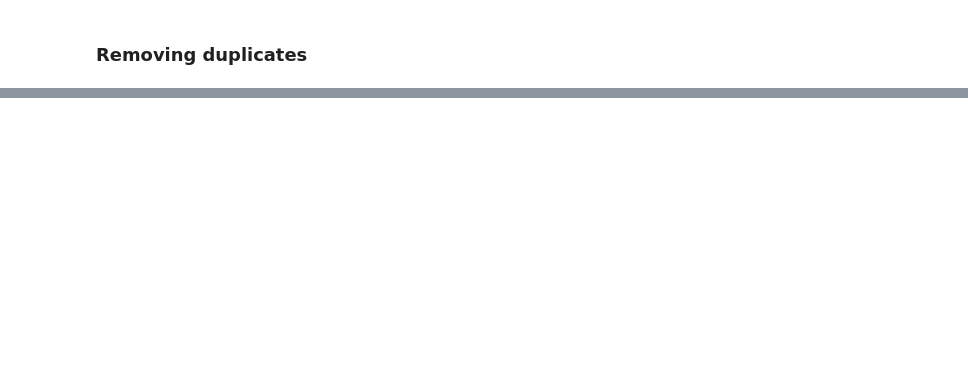
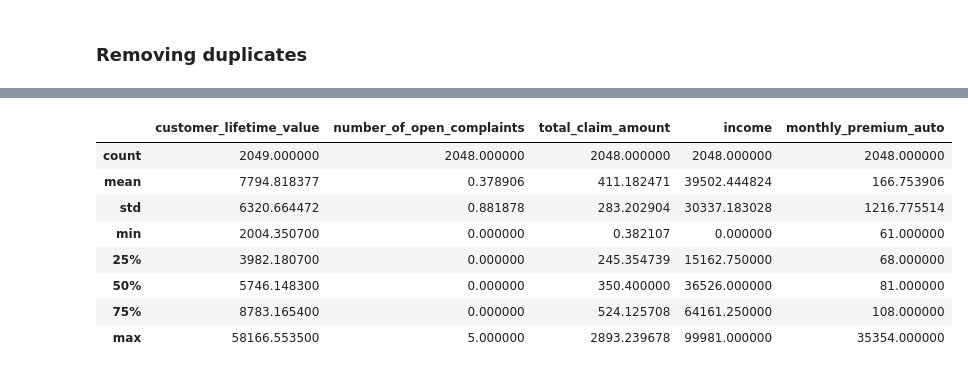
Before and after one commit to CarlosMAD10/IronCarlos, a Jupyter notebook: PandasCustomerAnalysis/LAB Customer Analysis.ipynb, the cells around one changed output, grey strips where cells are left out. Drawn from its saved outputs; the diff is of its cells as text; code cells hidden in the pictures; blank space fills up the shorter version.

```diff
--- a/PandasCustomerAnalysis/LAB Customer Analysis.ipynb
+++ b/PandasCustomerAnalysis/LAB Customer Analysis.ipynb
@@ -335,0 +273,11 @@ df_final
+# %%
+#Function to map the states to their region
+def region(x):
+    if x != x:
+        return x
+    else:
+        dic = {"CA":"West Region", "OR": "North West", "WA": "East", "AZ": "Central", "NV": "Central"}
+        return dic[x]
+
+df["region"] = df["region"].apply(region)
+df["region"].unique()
@@ -335,0 +310,5 @@ df_final
+# %%
+#We put U in all the gender columns that are not defined:
+print("Gender column before filling:\n",df["gender"].value_counts())
+df["gender"] = df["gender"].fillna(value="U")
+print("Gender column with NaN filled:\n ", df["gender"].value_counts())
@@ -335,0 +325,6 @@ df_final
+# %%
+#Now we fill the customer_lifetime_value with the mean of that column:
+mean_lifetime_value = df["customer_lifetime_value"].mean()
+print(df["customer_lifetime_value"].describe())
+df["customer_lifetime_value"] = df["customer_lifetime_value"].fillna(value=mean_lifetime_value)
+print(df["customer_lifetime_value"].describe())
@@ -335,0 +372,11 @@ df_final
+# %%
+def low(x):
+    if x!=x:
+        return x
+    else:
+        return str(x).lower()
+
+df["education"] = df["education"].apply(low)
+df["policy_type"] = df["policy_type"].apply(low)
+df["vehicle_class"] = df["vehicle_class"].apply(low)
+print(df[["education","policy_type","vehicle_class"]].info())
@@ -335,0 +423,12 @@ df_final
+# %%
+df.describe()
+# %% [output]
+|  | customer_lifetime_value | number_of_open_complaints | total_claim_amount | income | monthly_premium_auto |
+| count | 2049.000000 | 2048.000000 | 2048.000000 | 2048.000000 | 2048.000000 |
+| mean | 7794.818377 | 0.378906 | 411.182471 | 39502.444824 | 166.753906 |
+| std | 6320.664472 | 0.881878 | 283.202904 | 30337.183028 | 1216.775514 |
+| min | 2004.350700 | 0.000000 | 0.382107 | 0.000000 | 61.000000 |
+| 25% | 3982.180700 | 0.000000 | 245.354739 | 15162.750000 | 68.000000 |
+| 50% | 5746.148300 | 0.000000 | 350.400000 | 36526.000000 | 81.000000 |
+| 75% | 8783.165400 | 0.000000 | 524.125708 | 64161.250000 | 108.000000 |
+| max | 58166.553500 | 5.000000 | 2893.239678 | 99981.000000 | 35354.000000 |
```
Also changed, not shown: parts of 26 cells of this notebook, 1 other file.
